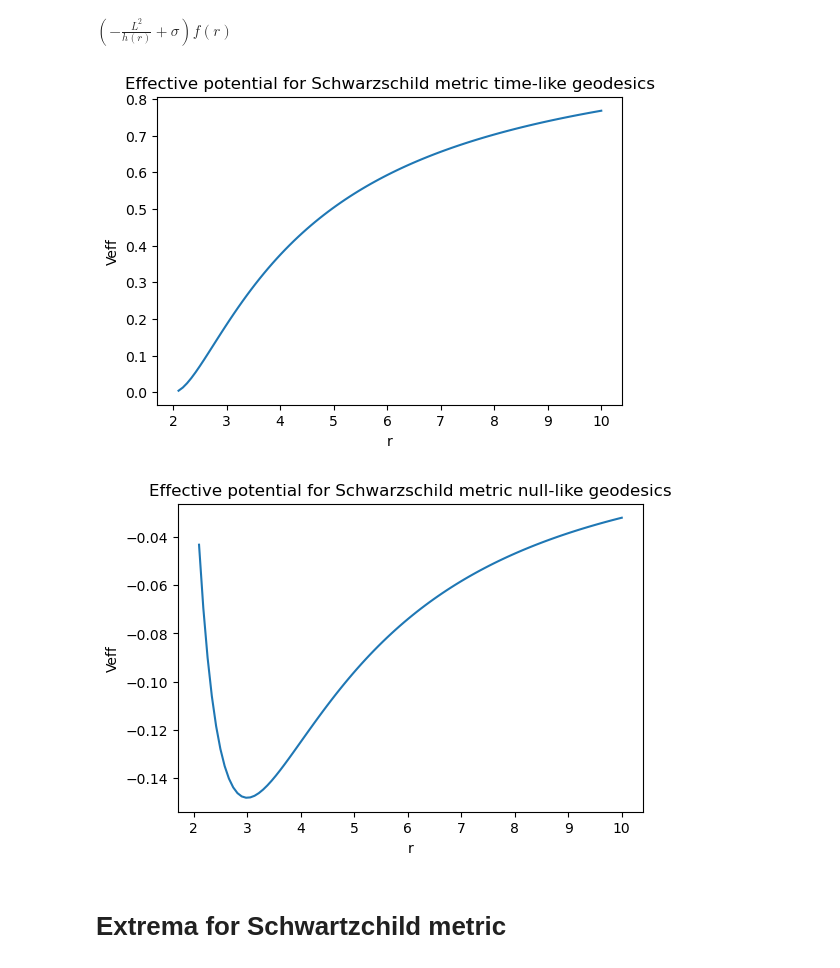
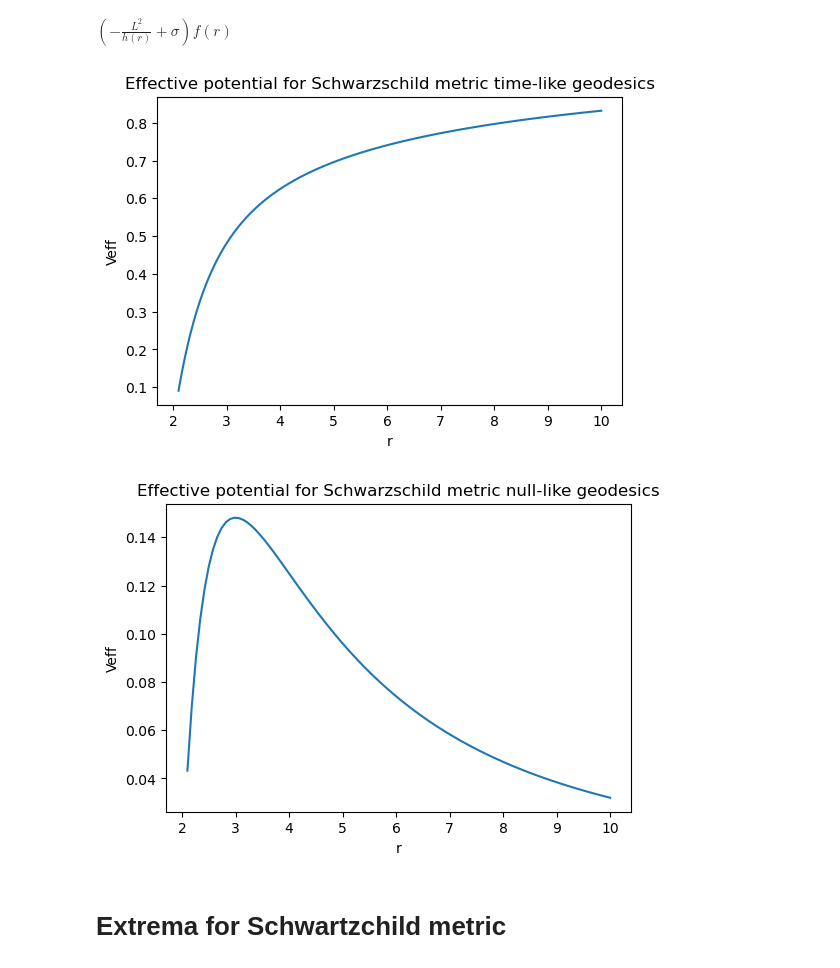
Before and after one commit to AdamSmithOrlik/quantum-black-holes, a Jupyter notebook: adam/research.ipynb, the cells around one changed output. Drawn from its saved outputs; the diff is of its cells as text; code cells hidden in the pictures.

```diff
--- a/adam/research.ipynb
+++ b/adam/research.ipynb
@@ -83,16 +77,16 @@ M = 1
 f = 1 - 2*M/r
 h = r**2
 
-Veff = f * ( sigma - L**2 / h)
+Veff = f * ( sigma - (L**2 / h))
 
 Veff_func = gr.s.lambdify((r, sigma, L), Veff, "numpy")
 
 # params
-sigma_val = 1 # time-like geodesics
+sigma_val = -1 # time-like geodesics
 L_val = 2
-r_val = np.linspace(2.1, 10, 100)
+r_val = np.geomspace(2.1, 10, 100)
 
-Veff_vals = Veff_func(r_val, sigma_val, L_val)
+Veff_vals = -Veff_func(r_val, sigma_val, L_val)
 
 plt.figure(figsize=(6, 4))
 plt.plot(r_val, Veff_vals)
@@ -101,32 +95,32 @@ plt.ylabel("Veff")
 plt.title("Effective potential for Schwarzschild metric time-like geodesics")
 plt.show()
 # %% [output]
-[figure, old version]
+[figure, new version]
 # %%
 # Plotting the effective potential for the Swartzchild metric
 M = 1
 f = 1 - 2*M/r
 h = r**2
 
-Veff = f * ( sigma - L**2 / h)
+Veff = f * ( sigma - ( L**2 / h ))
 
 Veff_func = gr.s.lambdify((r, sigma, L), Veff, "numpy")
 
 # params
 sigma_val = 0 # null-like geodesics
 L_val = 2
 r_val = np.linspace(2.1, 10, 100)
 
-Veff_vals = Veff_func(r_val, sigma_val, L_val)
+Veff_vals = -Veff_func(r_val, sigma_val, L_val)
 
 plt.figure(figsize=(6, 4))
 plt.plot(r_val, Veff_vals)
 plt.xlabel("r")
 plt.ylabel("Veff")
 plt.title("Effective potential for Schwarzschild metric null-like geodesics")
 plt.show()
 # %% [output]
-[figure, old version]
+[figure, new version]
 # %% [markdown]
 # Extrema for Schwartzchild metric
 # %%
```
Also changed, not shown: parts of 13 cells of this notebook.
